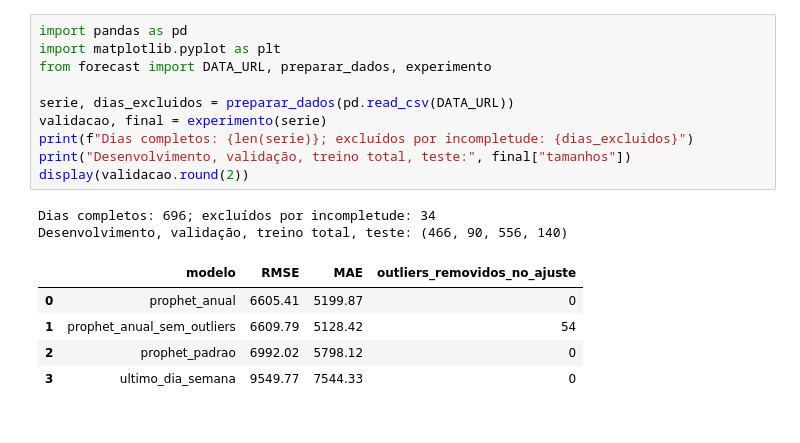
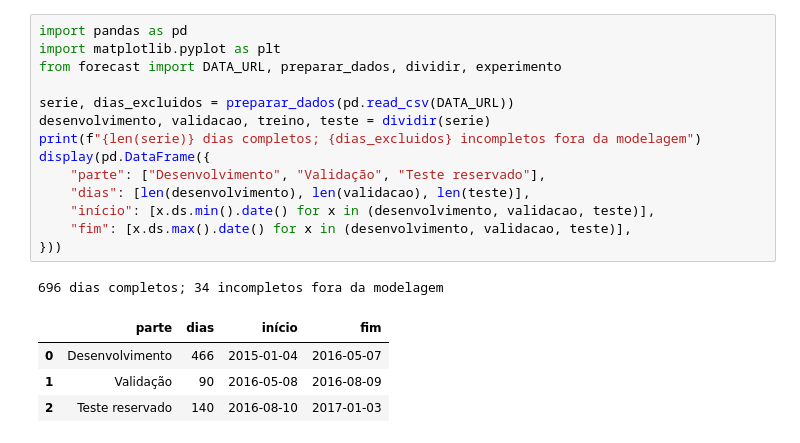
Before and after one commit to guimalucas/bike-sharing-demand-forecast, a Jupyter notebook: Forecast_Prophet.ipynb, the cells around one changed output. Cells and saved outputs as stored; diff of their text form.

```diff
--- a/Forecast_Prophet.ipynb
+++ b/Forecast_Prophet.ipynb
@@ -5,19 +5,21 @@ A fonte são medições horárias da Alura. A série diária contém somente dia
 # %%
 import pandas as pd
 import matplotlib.pyplot as plt
-from forecast import DATA_URL, preparar_dados, experimento
+from forecast import DATA_URL, preparar_dados, dividir, experimento
 
 serie, dias_excluidos = preparar_dados(pd.read_csv(DATA_URL))
-validacao, final = experimento(serie)
-print(f"Dias completos: {len(serie)}; excluídos por incompletude: {dias_excluidos}")
-print("Desenvolvimento, validação, treino total, teste:", final["tamanhos"])
-display(validacao.round(2))
+desenvolvimento, validacao, treino, teste = dividir(serie)
+print(f"{len(serie)} dias completos; {dias_excluidos} incompletos fora da modelagem")
+display(pd.DataFrame({
+    "parte": ["Desenvolvimento", "Validação", "Teste reservado"],
+    "dias": [len(desenvolvimento), len(validacao), len(teste)],
+    "início": [x.ds.min().date() for x in (desenvolvimento, validacao, teste)],
+    "fim": [x.ds.max().date() for x in (desenvolvimento, validacao, teste)],
+}))
 # %% [output]
-Dias completos: 696; excluídos por incompletude: 34
-Desenvolvimento, validação, treino total, teste: (466, 90, 556, 140)
+696 dias completos; 34 incompletos fora da modelagem
-|  | modelo | RMSE | MAE | outliers_removidos_no_ajuste |
-| 0 | prophet_anual | 6605.41 | 5199.87 | 0 |
-| 1 | prophet_anual_sem_outliers | 6609.79 | 5128.42 | 54 |
-| 2 | prophet_padrao | 6992.02 | 5798.12 | 0 |
-| 3 | ultimo_dia_semana | 9549.77 | 7544.33 | 0 |
+|  | parte | dias | início | fim |
+| 0 | Desenvolvimento | 466 | 2015-01-04 | 2016-05-07 |
+| 1 | Validação | 90 | 2016-05-08 | 2016-08-09 |
+| 2 | Teste reservado | 140 | 2016-08-10 | 2017-01-03 |
 Importing plotly failed. Interactive plots will not work.
```
Also changed, not shown: parts of 12 cells of this notebook, 3 other files.
